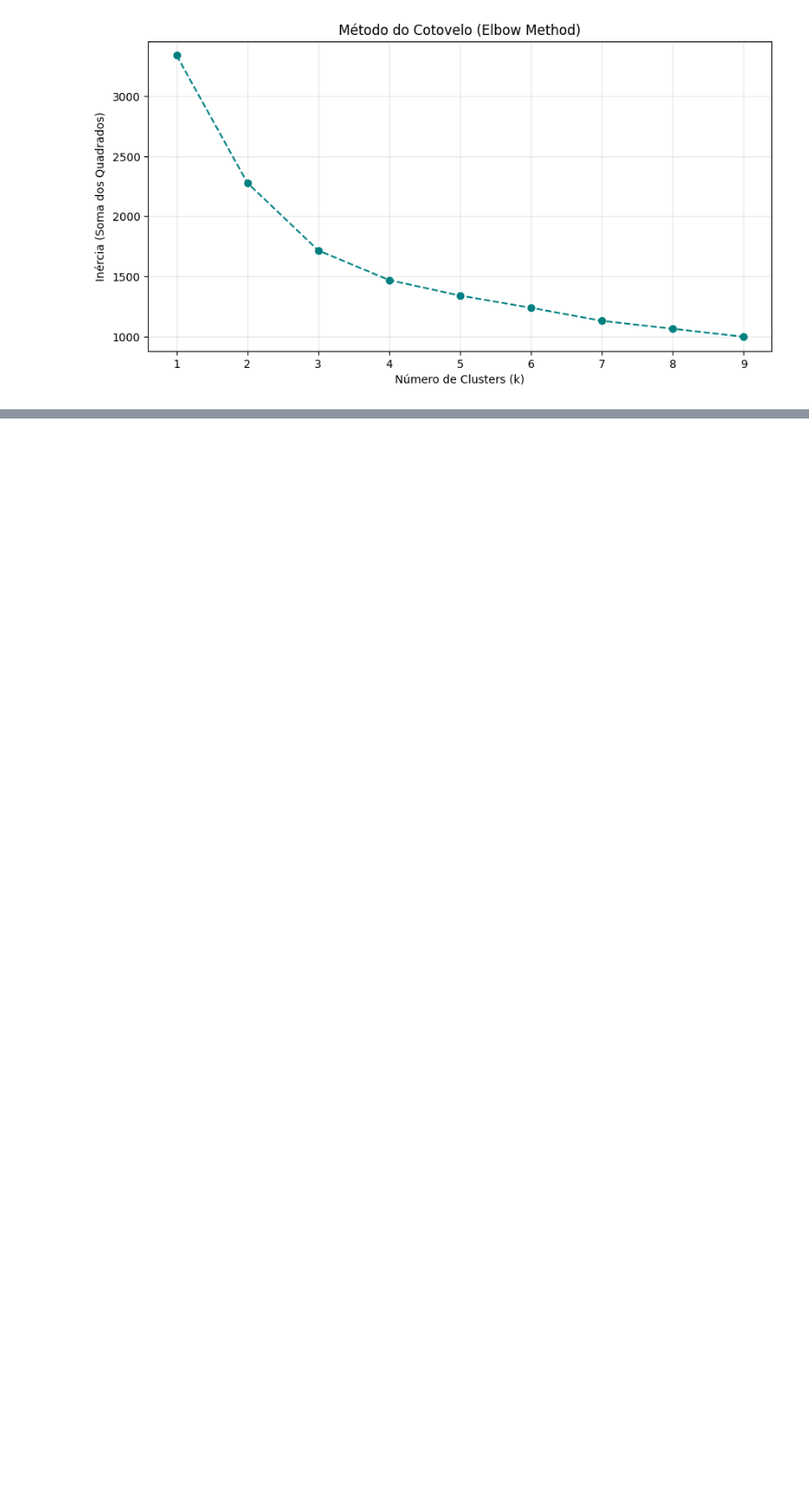
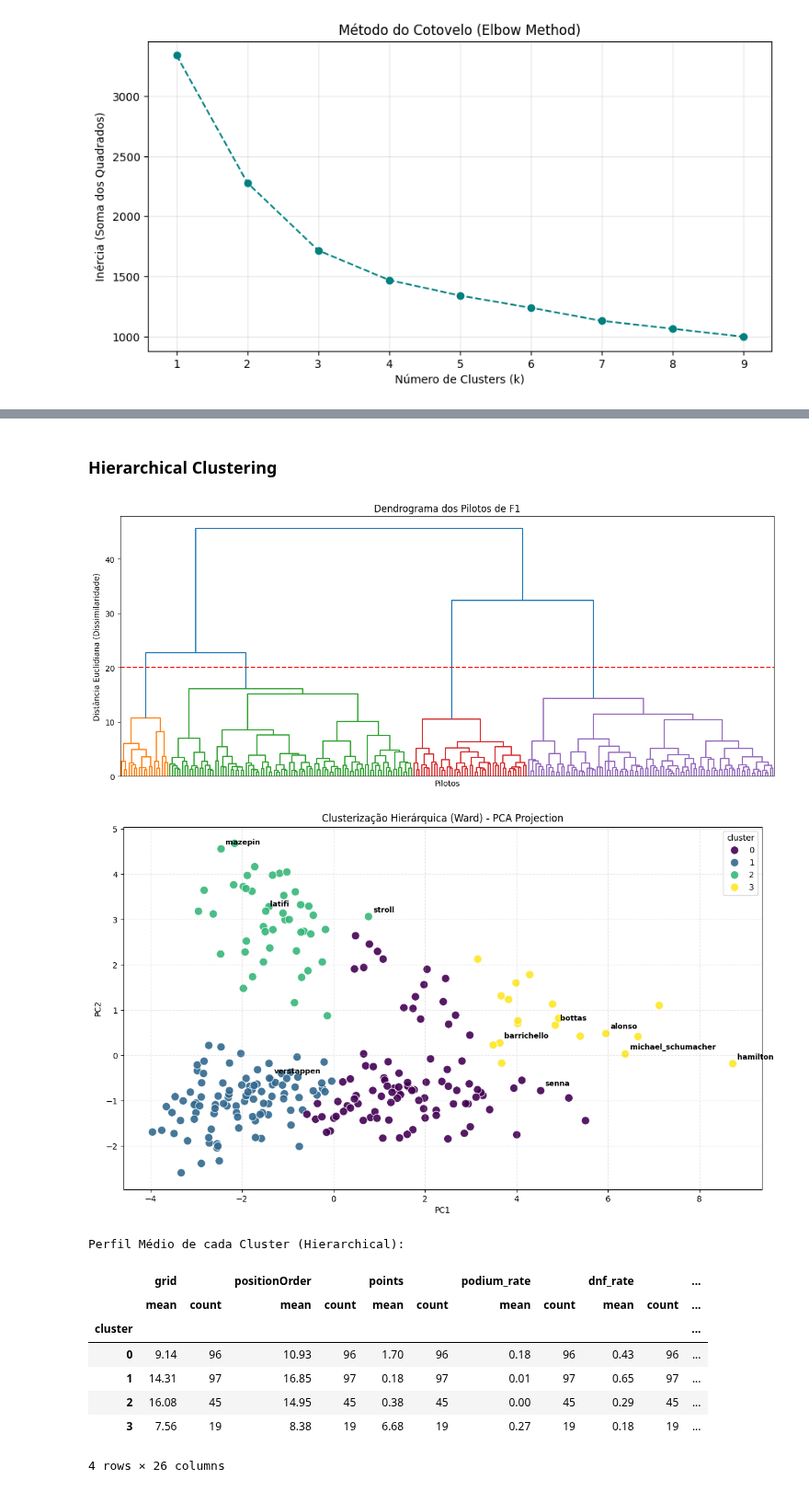
Before and after one commit to falconeee/CD-2025-2, a Jupyter notebook: projeto final/projeto_final.ipynb, the cells around one changed output, grey strips where cells are left out. Shown at 92% size. Saved outputs shown, nothing was run; the diff lists cells and outputs as text; code cells hidden in the pictures; blank space fills up the shorter version.

Commit message:
cluster circuits

```diff
--- a/projeto final/projeto_final.ipynb
+++ b/projeto final/projeto_final.ipynb
@@ -799,3 +797,66 @@ Perfil Médio de cada Cluster (Valores Originais):
 | 1 | 9.32 | 10.99 | 1.50 | 0.17 | 0.45 | 0.10 | 3.15 | ... |
 | 2 | 15.73 | 14.74 | 0.51 | 0.01 | 0.28 | 0.12 | 2.67 | ... |
 | 3 | 6.85 | 8.19 | 6.08 | 0.31 | 0.21 | 0.07 | 1.00 | ... |
+# %% [markdown]
+### Hierarchical Clustering
+# %%
+plt.figure(figsize=(15, 6))
+plt.title('Dendrograma dos Pilotos de F1')
+plt.xlabel('Pilotos')
+plt.ylabel('Distância Euclidiana (Dissimilaridade)')
+
+# Criando o dendrograma
+dendrogram = sch.dendrogram(
+    sch.linkage(X_scaled, method='ward'),
+    no_labels=True, # Remove nomes do eixo X para não poluir (são muitos pilotos)
+    color_threshold=20 # Ajuste visual para colorir os grupos (opcional)
+)
+plt.axhline(y=20, color='r', linestyle='--') # Linha de corte sugerida
+plt.show()
+
+# 2. MODELAGEM (Agglomerative Clustering)
+n_clusters = 4
+hc = AgglomerativeClustering(n_clusters=n_clusters, metric='euclidean', linkage='ward')
+data['cluster'] = hc.fit_predict(X_scaled)
+
+# 3. VISUALIZAÇÃO COM PCA (Igual ao seu código anterior)
+pca = PCA(n_components=2)
+X_pca = pca.fit_transform(X_scaled)
+data['pca_1'] = X_pca[:, 0]
+data['pca_2'] = X_pca[:, 1]
+
+plt.figure(figsize=(14, 8))
+sns.scatterplot(data=data, x='pca_1', y='pca_2', hue='cluster', palette='viridis', s=100, alpha=0.9)
+
+# Anotando alguns nomes famosos
+notable_drivers = ['hamilton', 'michael_schumacher', 'senna', 'verstappen', 'alonso',
+                   'latifi', 'mazepin', 'stroll', 'bottas', 'barrichello']
+
+for driver in notable_drivers:
+    if driver in data.index:
+        plt.text(data.loc[driver, 'pca_1']+0.1,
+                 data.loc[driver, 'pca_2']+0.1,
+                 driver, fontsize=9, fontweight='bold', color='black')
+
+plt.title(f'Clusterização Hierárquica (Ward) - PCA Projection')
+plt.xlabel('PC1')
+plt.ylabel('PC2')
+plt.grid(True, linestyle='--', alpha=0.3)
+plt.show()
+
+# 4. Interpretação Estatística
+print("\nPerfil Médio de cada Cluster (Hierarchical):")
+# Adicionei 'count' para ver quantos pilotos ficaram em cada grupo
+data.groupby('cluster')[features_list].agg(['mean', 'count']).round(2)
+# %% [output]
+[figure, added]
+[figure, added]
+Perfil Médio de cada Cluster (Hierarchical):
+|  | grid |  | positionOrder |  | points |  | podium_rate |  | dnf_rate |  | ... |
+|  | mean | count | mean | count | mean | count | mean | count | mean | count | ... |
+| cluster |  |  |  |  |  |  |  |  |  |  | ... |
+| 0 | 9.14 | 96 | 10.93 | 96 | 1.70 | 96 | 0.18 | 96 | 0.43 | 96 | ... |
+| 1 | 14.31 | 97 | 16.85 | 97 | 0.18 | 97 | 0.01 | 97 | 0.65 | 97 | ... |
+| 2 | 16.08 | 45 | 14.95 | 45 | 0.38 | 45 | 0.00 | 45 | 0.29 | 45 | ... |
+| 3 | 7.56 | 19 | 8.38 | 19 | 6.68 | 19 | 0.27 | 19 | 0.18 | 19 | ... |
+4 rows × 26 columns
```
Also changed, not shown: parts of 21 cells of this notebook, 2 other files.
